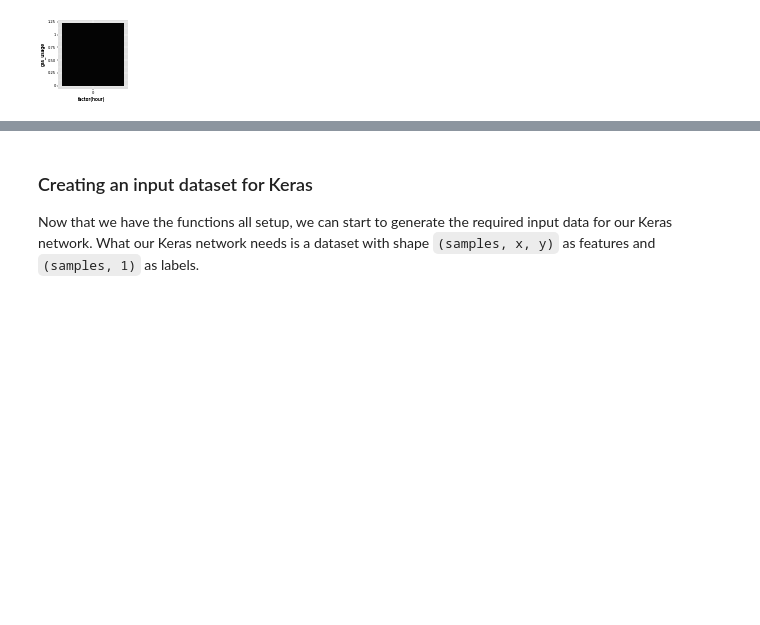
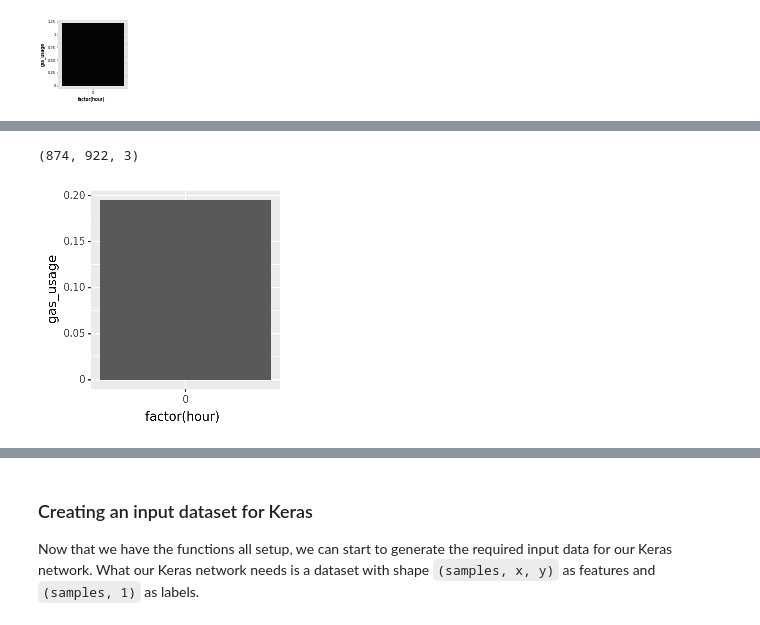
Before and after one commit to PaulHiemstra/extract_number_graph_article, a Jupyter notebook: lab_book.ipynb, the cells around one changed output, grey strips where cells are left out. Cells and saved outputs as stored; diff of their text form; code cells hidden in the pictures; blank space fills up the shorter version.

```diff
--- a/lab_book.ipynb
+++ b/lab_book.ipynb
@@ -156,0 +163,11 @@ The x,y shapes change in the snippet above.
+# %%
+from support_functions import create_feature_label_pair, plot_image_array
+from tensorflow.image import resize
+
+label, plot, features = create_feature_label_pair(1, grayscale=False, ggsave_args={'width': 3, 'height': 3, 'dpi': 300, 'verbose': False})
+
+print(features.shape)
+plot_image_array(resize(features, (250,250)))
+# %% [output]
+(874, 922, 3)
+[figure, added]
```
Also changed, not shown: parts of 16 cells of this notebook, 1 other file.
